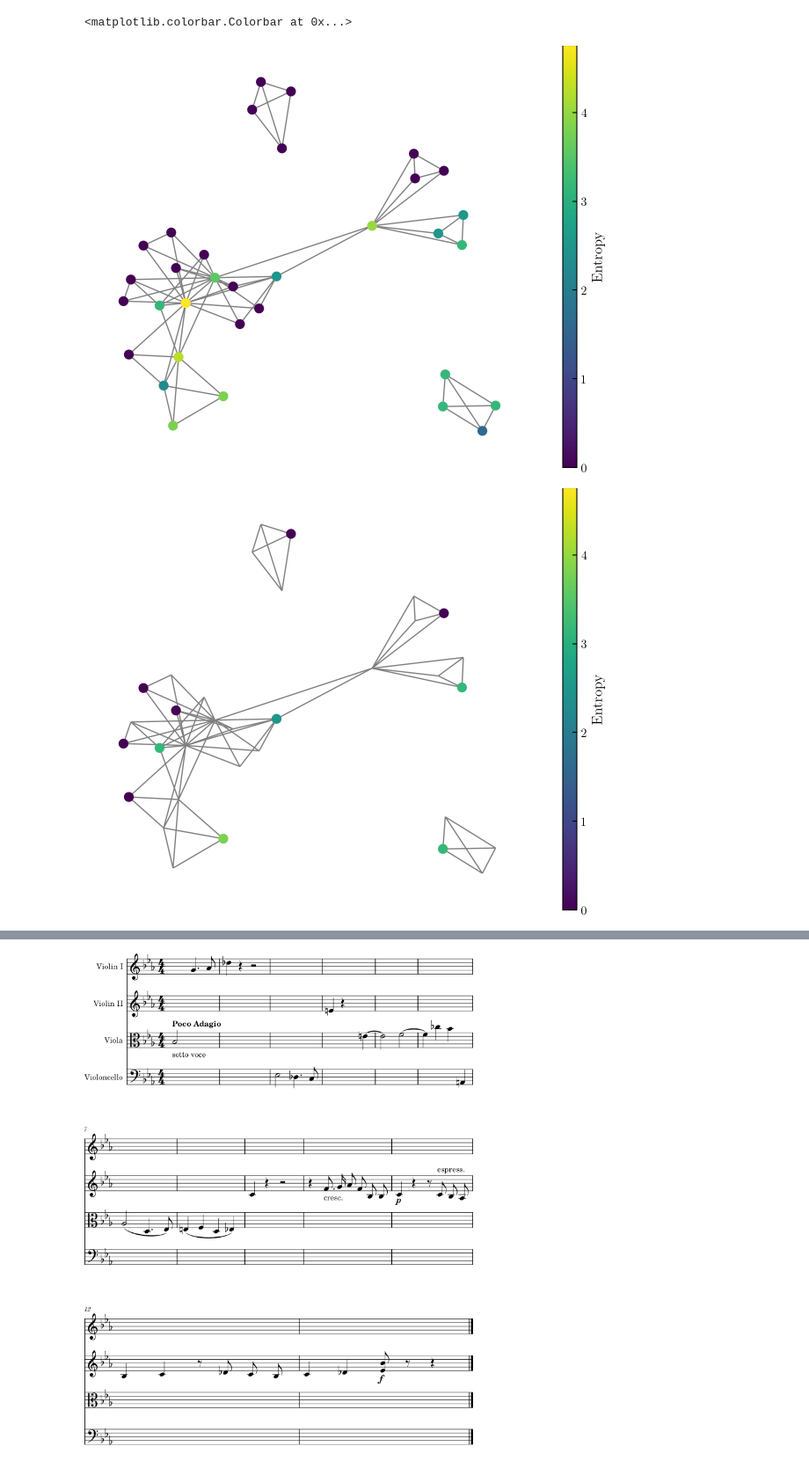
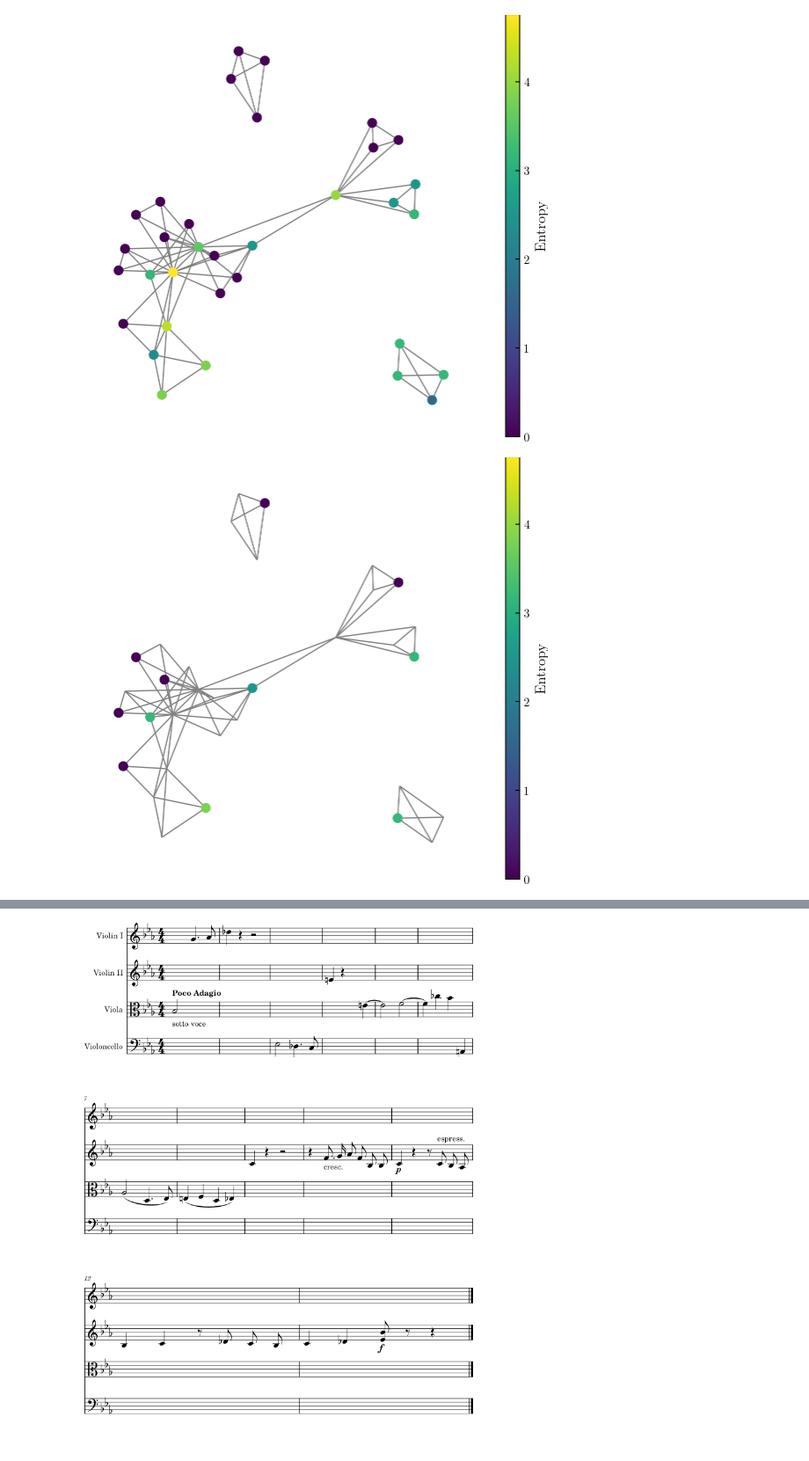
Before and after one commit to KirbyZX/PHYS4213, a Jupyter notebook: Notebooks/DataAnalysis.ipynb, the cells around one changed output, grey strips where cells are left out. Shown at 88% size. Saved outputs shown, nothing was run; the diff lists cells and outputs as text; code cells hidden in the pictures.

Commit message:
Introduce new figures

```diff
--- a/Notebooks/DataAnalysis.ipynb
+++ b/Notebooks/DataAnalysis.ipynb
@@ -27,36 +27,37 @@ excerpt.metadata.composer = ""
 # Draw graphs
 
 sample = df["sample"][0]
 
 chosen = [x for x in sample if sample[x] == 1]
 
 for n in ObjectG.nodes:
     if n.id in chosen:
         n.sol = 1
     else:
         n.sol = 0
 
 cmap = mpl.colormaps['viridis']
 nodeSize = 50
 edgeColor = "grey"
 edgeWidth = 1
 
 pos = nx.spring_layout(ObjectG, k=0.5, seed=9)
 
 plt.figure(0)
 nx.draw(ObjectG, pos, nodelist=[], edge_color=edgeColor, width=edgeWidth)
 pc0 = nx.draw_networkx_nodes(ObjectG, pos, node_color=[n.entropy for n in ObjectG], cmap=cmap, node_size=nodeSize)
 cb = plt.colorbar(pc0, label="Entropy", aspect=30)
-#plt.gca().set_aspect('equal', "datalim")
-#plt.savefig("..\Figures\problemGraph.pdf", pad_inches=0, bbox_inches="tight")
+plt.gca().set_aspect('equal', "box")
 
 plt.figure(1)
 nx.draw(ObjectG, pos, nodelist=[], edge_color=edgeColor, width=edgeWidth)
 nx.draw_networkx_nodes(ObjectG, pos, alpha=[n.sol for n in ObjectG], node_color=[n.entropy for n in ObjectG], cmap=cmap, node_size=nodeSize)
 plt.colorbar(pc0, ax=plt.gca(), label="Entropy", aspect=30)
+plt.gca().set_aspect('equal', "box")
+
+#plt.savefig("..\Figures\problemGraph.pdf", pad_inches=0, bbox_inches="tight")
 #plt.savefig("..\Figures\solutionGraph.pdf", pad_inches=0, bbox_inches="tight")
 # %% [output]
-<matplotlib.colorbar.Colorbar at 0x...>
-[figure, old version]
+[figure, new version]
-[figure, old version]
+[figure, new version]
 # %%
```
Also changed, not shown: parts of 2 cells of this notebook, 7 other files.
